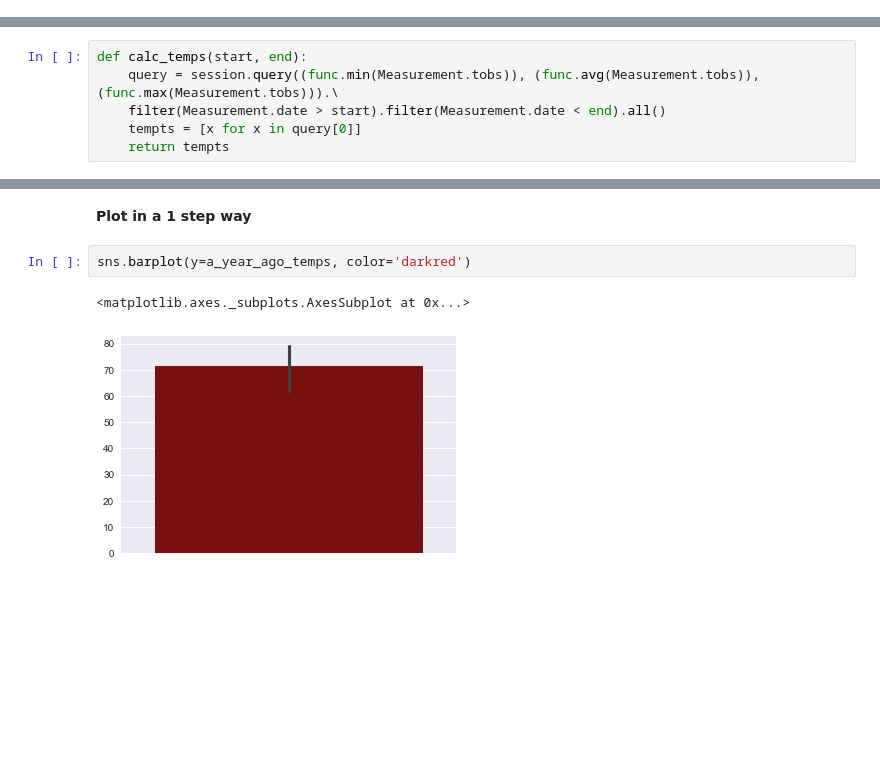
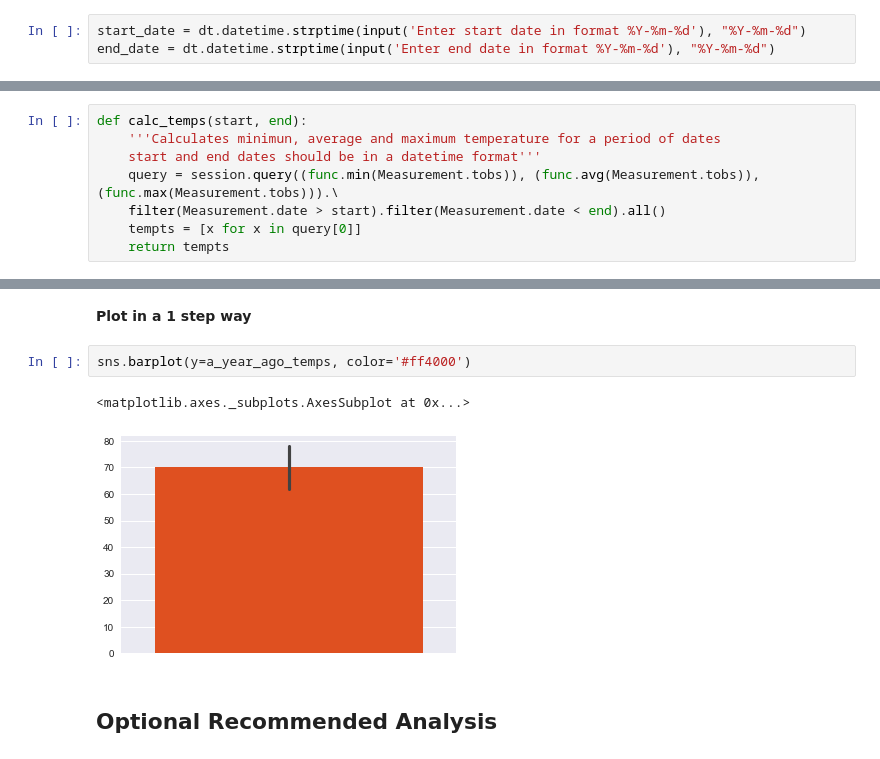
Before and after one commit to sonyasha/climate_analysis_api, a Jupyter notebook: Notebooks/climate_analysis.ipynb, the cells around one changed output, grey strips where cells are left out. Saved outputs shown, nothing was run; the diff lists cells and outputs as text; blank space fills up the shorter version.

```diff
--- a/Notebooks/climate_analysis.ipynb
+++ b/Notebooks/climate_analysis.ipynb
@@ -169,3 +167,6 @@ df.plot.hist(by='Temperature', bins=12, color='orange',\
 ## Temperature Analysis
 # %% [markdown]
 **Create a function**
+# %%
+start_date = dt.datetime.strptime(input('Enter start date in format %Y-%m-%d'), "%Y-%m-%d")
+end_date = dt.datetime.strptime(input('Enter end date in format %Y-%m-%d'), "%Y-%m-%d")
@@ -172,5 +176,7 @@ df.plot.hist(by='Temperature', bins=12, color='orange',\
 # %%
 def calc_temps(start, end):
+    '''Calculates minimun, average and maximum temperature for a period of dates
+    start and end dates should be in a datetime format'''
     query = session.query((func.min(Measurement.tobs)), (func.avg(Measurement.tobs)), (func.max(Measurement.tobs))).\
     filter(Measurement.date > start).filter(Measurement.date < end).all()
     tempts = [x for x in query[0]]
@@ -198,7 +202,9 @@ pd.DataFrame(a_year_ago_temps).transpose().plot.bar(y=1, yerr=err[0])
 # %% [markdown]
 **Plot in a 1 step way**
 # %%
-sns.barplot(y=a_year_ago_temps, color='darkred')
+sns.barplot(y=a_year_ago_temps, color='#ff4000')
 # %% [output]
 <matplotlib.axes._subplots.AxesSubplot at 0x...>
-[figure, old version]
+[figure, new version]
+# %% [markdown]
+## Optional Recommended Analysis
```
Also changed, not shown: parts of 17 cells of this notebook.
